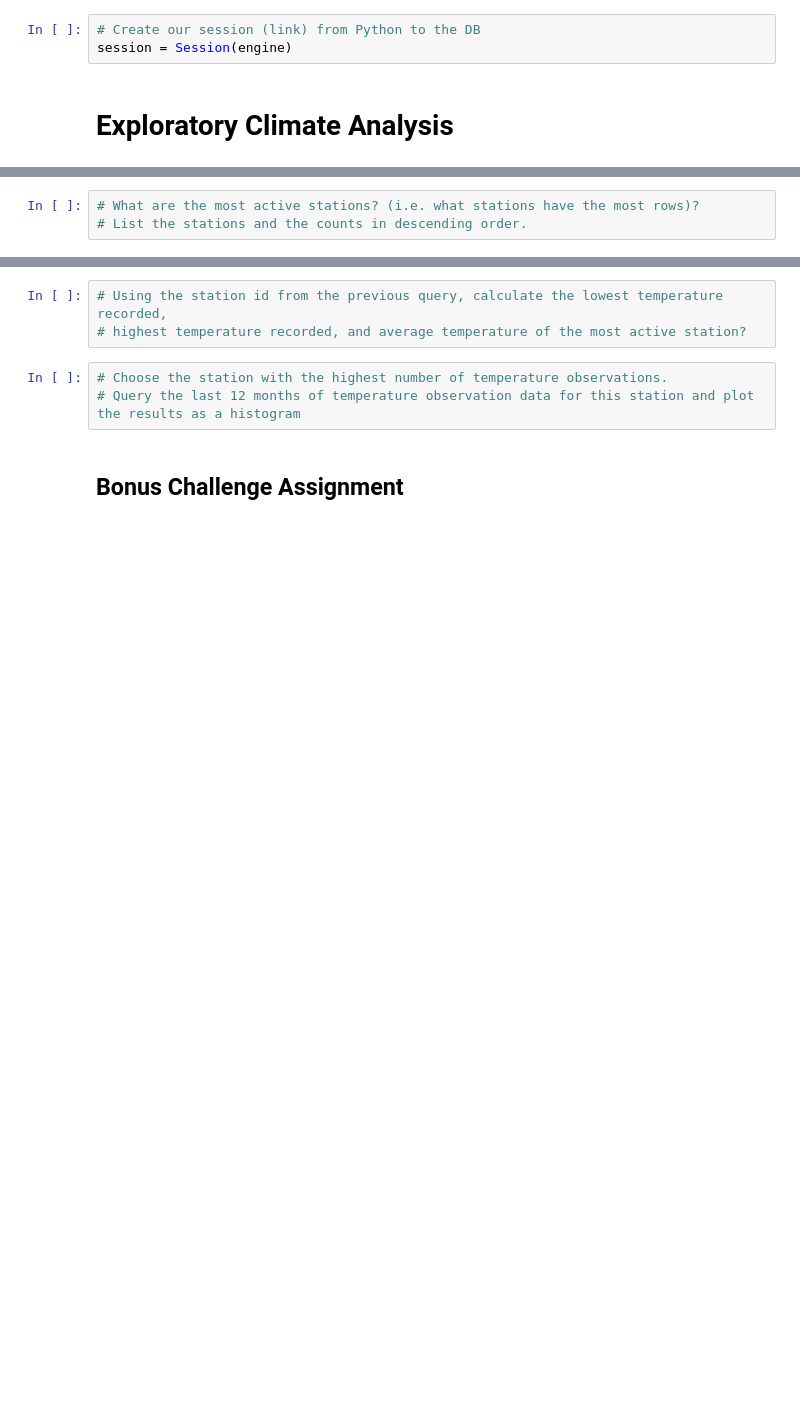
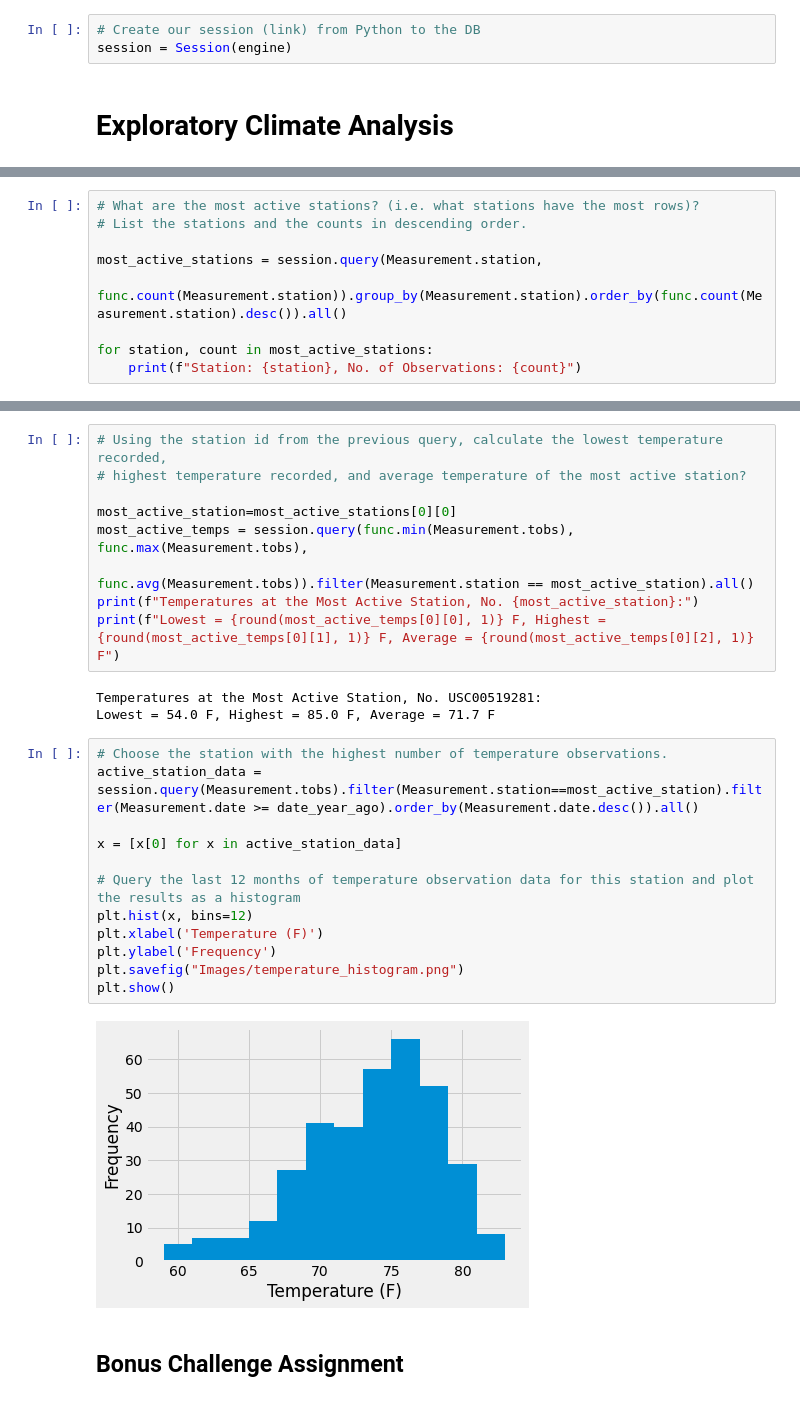
Before and after one commit to iCode13/sqlalchemy-challenge, a Jupyter notebook: climate_analysis.ipynb, the cells around one changed output, grey strips where cells are left out. Drawn from its saved outputs; the diff is of its cells as text; blank space fills up the shorter version.

```diff
--- a/climate_analysis.ipynb
+++ b/climate_analysis.ipynb
@@ -105,3 +116,9 @@ plt.show()
 # %%
 # What are the most active stations? (i.e. what stations have the most rows)?
 # List the stations and the counts in descending order.
+
+most_active_stations = session.query(Measurement.station,
+                        func.count(Measurement.station)).group_by(Measurement.station).order_by(func.count(Measurement.station).desc()).all()
+
+for station, count in most_active_stations:
+    print(f"Station: {station}, No. of Observations: {count}")
@@ -108,9 +135,29 @@ plt.show()
 # %%
 # Using the station id from the previous query, calculate the lowest temperature recorded,
 # highest temperature recorded, and average temperature of the most active station?
+
+most_active_station=most_active_stations[0][0]
+most_active_temps = session.query(func.min(Measurement.tobs), func.max(Measurement.tobs),
+                                  func.avg(Measurement.tobs)).filter(Measurement.station == most_active_station).all()
+print(f"Temperatures at the Most Active Station, No. {most_active_station}:")
+print(f"Lowest = {round(most_active_temps[0][0], 1)} F, Highest = {round(most_active_temps[0][1], 1)} F, Average = {round(most_active_temps[0][2], 1)} F")
+# %% [output]
+Temperatures at the Most Active Station, No. USC00519281:
+Lowest = 54.0 F, Highest = 85.0 F, Average = 71.7 F
 # %%
 # Choose the station with the highest number of temperature observations.
+active_station_data = session.query(Measurement.tobs).filter(Measurement.station==most_active_station).filter(Measurement.date >= date_year_ago).order_by(Measurement.date.desc()).all()
+
+x = [x[0] for x in active_station_data]
+
 # Query the last 12 months of temperature observation data for this station and plot the results as a histogram
+plt.hist(x, bins=12)
+plt.xlabel('Temperature (F)')
+plt.ylabel('Frequency')
+plt.savefig("Images/temperature_histogram.png")
+plt.show()
+# %% [output]
+[figure, added]
 # %% [markdown]
 ## Bonus Challenge Assignment
 # %%
```
Also changed, not shown: parts of 5 cells of this notebook, 2 other files.
